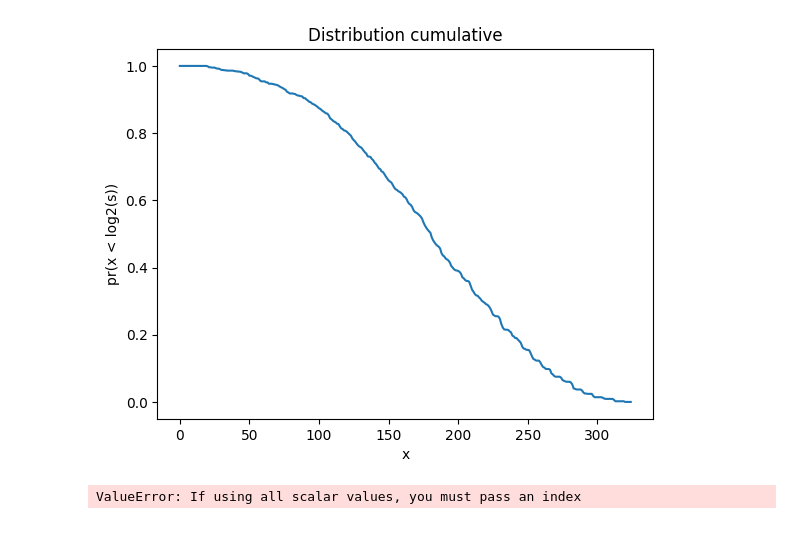
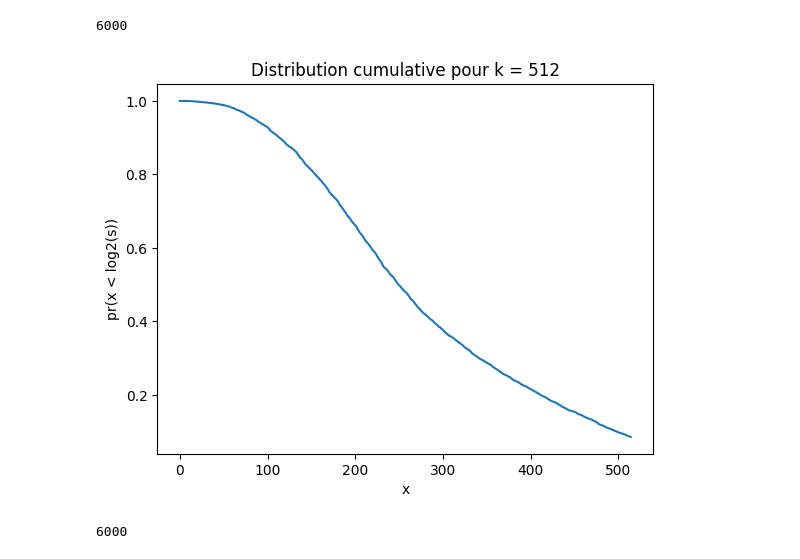
Before and after one commit to EmilienMendes/RSA-Generation-Key-Attack, a Jupyter notebook: spa-crible-simple/stats.ipynb, the cells around one changed output. Saved outputs shown, nothing was run; the diff lists cells and outputs as text; code cells hidden in the pictures.

Commit message:
Graph stats

```diff
--- a/spa-crible-simple/stats.ipynb
+++ b/spa-crible-simple/stats.ipynb
@@ -4,6 +4,21 @@ import numpy as np
 with open("stats",'r') as fichier :
     lignes = fichier.readlines()
 liste_s = [int(element) for element in lignes]
+# %%
+nb_test = 10000
+liste_s_n_54_k_512 = liste_s[:nb_test]
+liste_s_n_60_k_512 = liste_s[nb_test:2*nb_test]
+liste_s_n_70_k_512 = liste_s[2*nb_test:3*nb_test]
+liste_s_n_100_k_1024 = liste_s[3*nb_test:4*nb_test]
+liste_s_n_110_k_1024 = liste_s[4*nb_test:5*nb_test]
+liste_s_n_120_k_1024 = liste_s[5*nb_test:]
+
+liste_s_k_512 = liste_s[:3*nb_test]
+liste_s_k_1024 = liste_s[3*nb_test:]
+
+len(liste_s)
+# %% [output]
+6000
 # %%
 def probabilite(liste,valeur_min) :
     nb_element = 0
@@ -14,2 +32,14 @@ def probabilite(liste,valeur_min) :
+# %%
+x = [i for i in range(525)]
+y = [probabilite(liste_s_k_512,x[i]) for i in range (len(x))]
+# %%
+plt.title("Distribution cumulative pour k = 512")
+plt.xlabel("x")
+plt.ylabel("pr(x < log2(s))")
+plt.plot(x,y)
+plt.show()
+# %% [output]
+[figure, added]
+6000
 # %%
 import matplotlib.pyplot as plt
@@ -19,8 +45,0 @@ y = [probabilite(liste_s,x[i]) for i in range (len(x))]
-# %%
-plt.title("Distribution cumulative")
-plt.xlabel("x")
-plt.ylabel("pr(x < log2(s))")
-plt.plot(x,y)
-plt.show()
-# %% [output]
-[figure, removed]
@@ -29,10 +45,0 @@ import pandas as pd
-# %%
-tableau = pd.DataFrame({
-    '> 256': y[256],
-    '>277': y[277],
-    '>300': y[300]
-},)
-# tableau.index.name = "σ"
-tableau
-# %% [output]
-ValueError: If using all scalar values, you must pass an index
```
Also changed, not shown: parts of 11 cells of this notebook.
